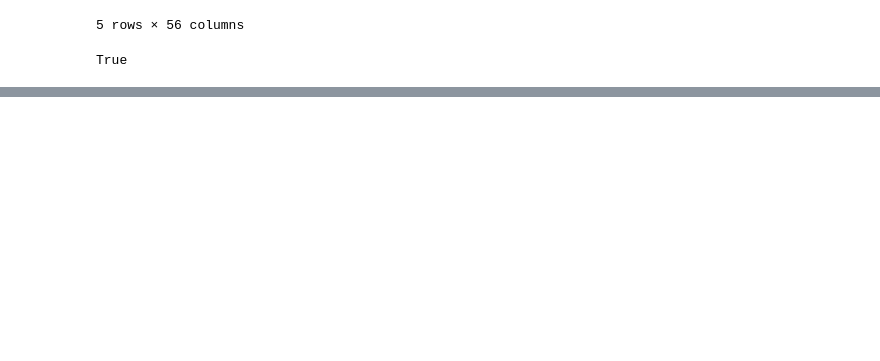
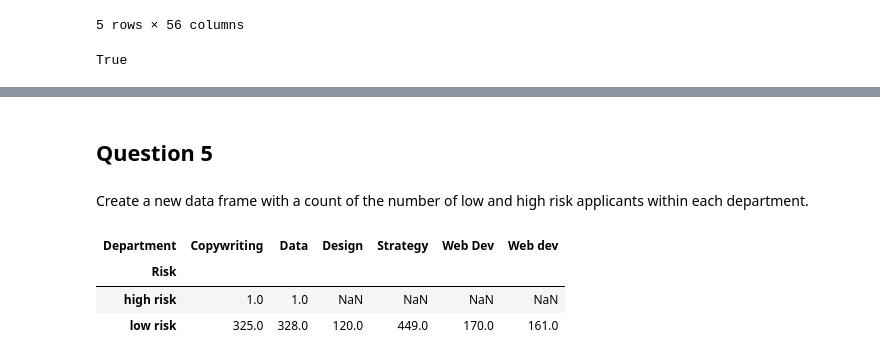
Before and after one commit to Shalom91/Data-Wrangling, a Jupyter notebook: Data Wrangling Project.ipynb, the cells around one changed output, grey strips where cells are left out. Cells and saved outputs as stored; diff of their text form; code cells hidden in the pictures; blank space fills up the shorter version.

```diff
--- a/Data Wrangling Project.ipynb
+++ b/Data Wrangling Project.ipynb
@@ -152,0 +179,5 @@ True
+# %%
+#Assigning High risk and low risk
+data_dep['Risk']=np.where((data_dep['Conscientiousness']<30) & (data_dep['Agreeableness']<30) & (data_dep['Emotional Stability'] <30),'high risk','low risk')
+
+data_dep.head()
@@ -152,0 +193,17 @@ True
+# %% [markdown]
+## Question 5
+# %% [markdown]
+Create a new data frame with a count of the number of low and high risk applicants within each department.
+# %%
+# apply groupby, and count and unstack data frame
+df_new = data_dep.groupby(["Risk", "Department"])["Department"].count().unstack()
+
+# convert to new data frame
+df_new = pd.DataFrame(df_new)
+
+df_new
+# %% [output]
+| Department | Copywriting | Data | Design | Strategy | Web Dev | Web dev |
+| Risk |  |  |  |  |  |  |
+| high risk | 1.0 | 1.0 | NaN | NaN | NaN | NaN |
+| low risk | 325.0 | 328.0 | 120.0 | 449.0 | 170.0 | 161.0 |
```
Also changed, not shown: parts of 6 cells of this notebook.
